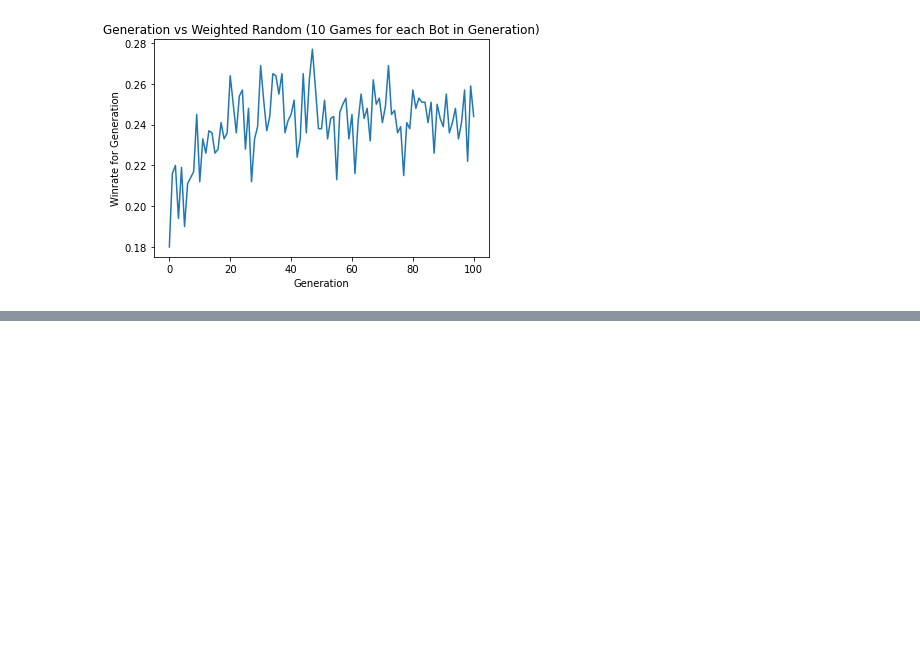
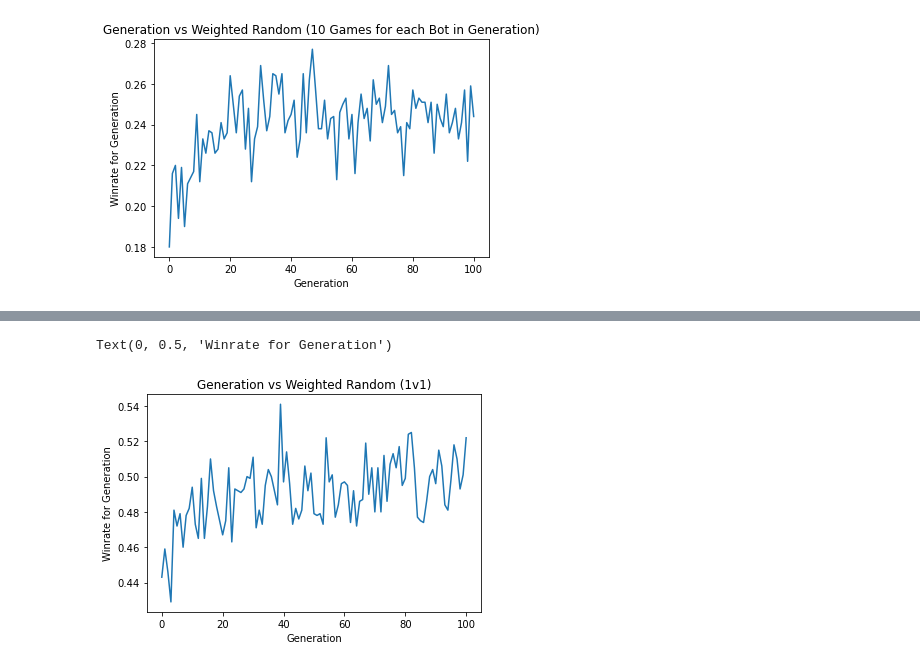
Before and after one commit to amantham20/CMSE202Catan, a Jupyter notebook: GP_100_Generation_Sim.ipynb, the cells around one changed output, grey strips where cells are left out. Drawn from its saved outputs; the diff is of its cells as text; code cells hidden in the pictures; blank space fills up the shorter version.

Commit message:
100 Generation Sim

```diff
--- a/GP 100 Generation Simulation.ipynb
+++ b/GP_100_Generation_Sim.ipynb
@@ -7327,3 +7327,31 @@ plt.ylabel("Winrate for Generation")
 # %% [output]
 Text(0, 0.5, 'Winrate for Generation')
 [figure]
+# %%
+generation_winrate10_wr2 = []
+
+num = 0
+for gen in gen_list:
+
+    gp_win = 0
+
+    for i in range(100):
+
+        gp = gen["{0}".format(i)]
+        gp.set_color(Color.RED)
+
+
+        for j in range(10):
+            play = Game([gp,wrb]).play()
+
+            if play == Color.RED:
+                gp_win += 1
+
+
+
+    gp_winrate = gp_win / 1000
+
+    generation_winrate10_wr2.append(gp_winrate)
+
+    num += 1
+    print(num)
@@ -7329,0 +7376,8 @@ Text(0, 0.5, 'Winrate for Generation')
+# %%
+plt.plot(x,generation_winrate10_wr2)
+plt.title("Generation vs Weighted Random (1v1)")
+plt.xlabel("Generation")
+plt.ylabel("Winrate for Generation")
+# %% [output]
+Text(0, 0.5, 'Winrate for Generation')
+[figure, added]
```
Also changed, not shown: parts of 1 cell of this notebook.
